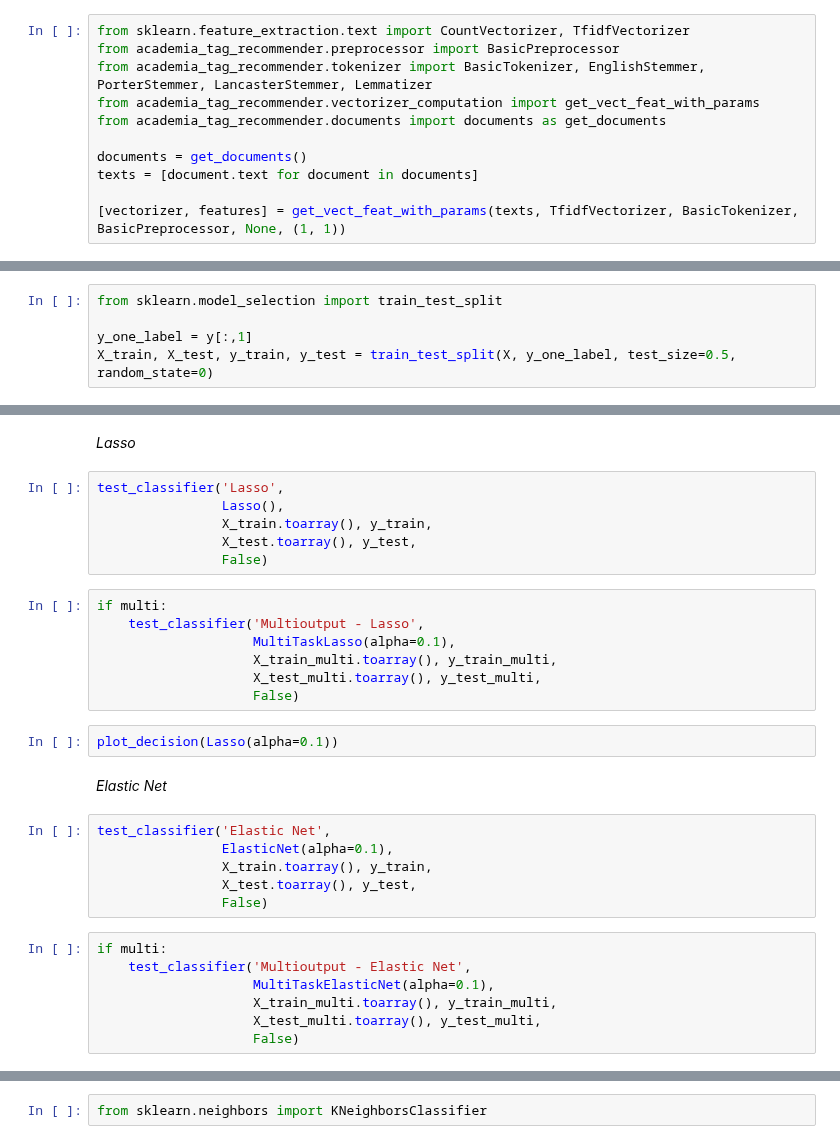
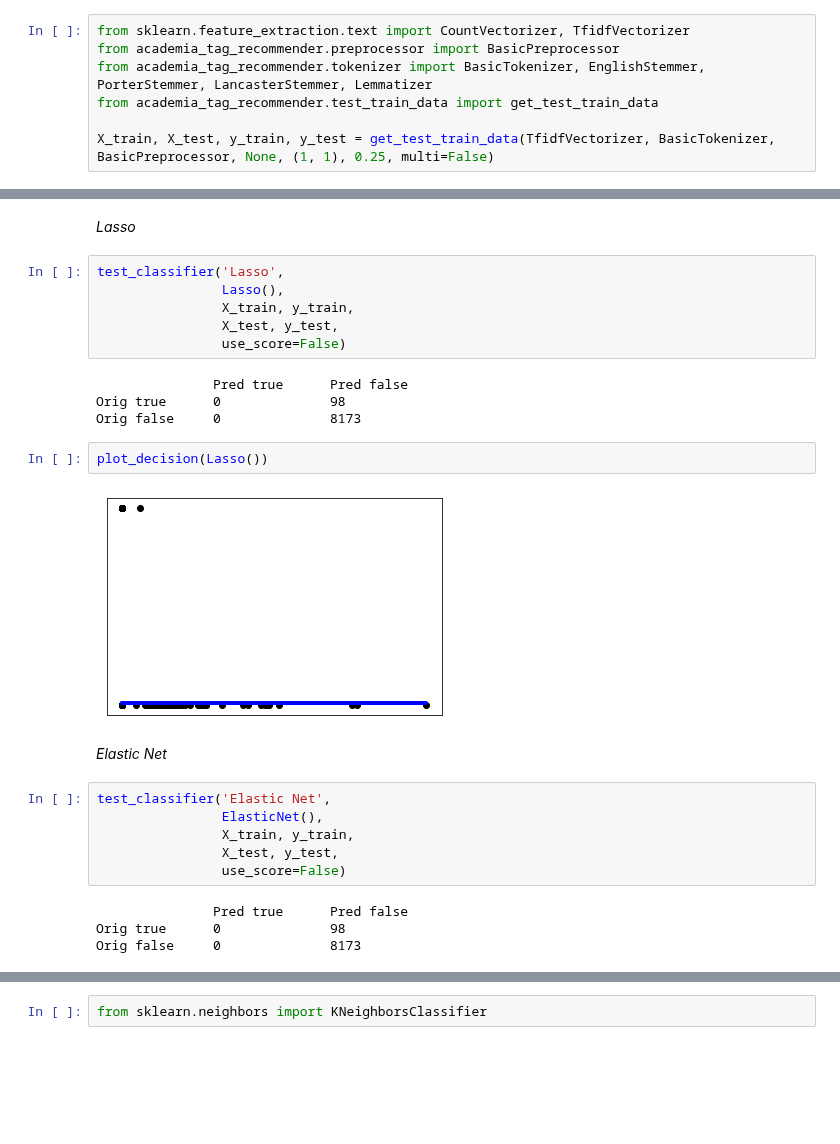
Before and after one commit to gefei-htw/academia_tag_recommender, a Jupyter notebook: notebooks/4.0-me-classification.ipynb, the cells around one changed output, grey strips where cells are left out. Drawn from its saved outputs; the diff is of its cells as text; blank space fills up the shorter version.

```diff
--- a/notebooks/4.0-me-classification.ipynb
+++ b/notebooks/4.0-me-classification.ipynb
@@ -23,10 +24,6 @@ from academia_tag_recommender.definitions import MODELS_PATH
 from sklearn.feature_extraction.text import CountVectorizer, TfidfVectorizer
 from academia_tag_recommender.preprocessor import BasicPreprocessor
 from academia_tag_recommender.tokenizer import BasicTokenizer, EnglishStemmer, PorterStemmer, LancasterStemmer, Lemmatizer
-from academia_tag_recommender.vectorizer_computation import get_vect_feat_with_params
-from academia_tag_recommender.documents import documents as get_documents
+from academia_tag_recommender.test_train_data import get_test_train_data
 
-documents = get_documents()
-texts = [document.text for document in documents]
-
-[vectorizer, features] = get_vect_feat_with_params(texts, TfidfVectorizer, BasicTokenizer, BasicPreprocessor, None, (1, 1))
+X_train, X_test, y_train, y_test = get_test_train_data(TfidfVectorizer, BasicTokenizer, BasicPreprocessor, None, (1, 1), 0.25, multi=False)
@@ -45,5 +31,0 @@ print('Y data with shape {}'.format(y.shape))
-# %%
-from sklearn.model_selection import train_test_split
-
-y_one_label = y[:,1]
-X_train, X_test, y_train, y_test = train_test_split(X, y_one_label, test_size=0.5, random_state=0)
@@ -207,31 +205,27 @@ plot_decision(RidgeClassifier())
 # %%
 test_classifier('Lasso',
                 Lasso(),
-                X_train.toarray(), y_train,
-                X_test.toarray(), y_test,
-                False)
+                X_train, y_train,
+                X_test, y_test,
+                use_score=False)
+# %% [output]
+               Pred true      Pred false
+Orig true      0              98
+Orig false     0              8173
-# %%
-if multi:
-    test_classifier('Multioutput - Lasso',
-                    MultiTaskLasso(alpha=0.1),
-                    X_train_multi.toarray(), y_train_multi,
-                    X_test_multi.toarray(), y_test_multi,
-                    False)
 # %%
-plot_decision(Lasso(alpha=0.1))
+plot_decision(Lasso())
+# %% [output]
+[figure, added]
 # %% [markdown]
 *Elastic Net*
 # %%
 test_classifier('Elastic Net',
-                ElasticNet(alpha=0.1),
-                X_train.toarray(), y_train,
-                X_test.toarray(), y_test,
-                False)
+                ElasticNet(),
+                X_train, y_train,
+                X_test, y_test,
+                use_score=False)
+# %% [output]
+               Pred true      Pred false
+Orig true      0              98
+Orig false     0              8173
-# %%
-if multi:
-    test_classifier('Multioutput - Elastic Net',
-                    MultiTaskElasticNet(alpha=0.1),
-                    X_train_multi.toarray(), y_train_multi,
-                    X_test_multi.toarray(), y_test_multi,
-                    False)
 # %%
```
Also changed, not shown: parts of 55 cells of this notebook.
